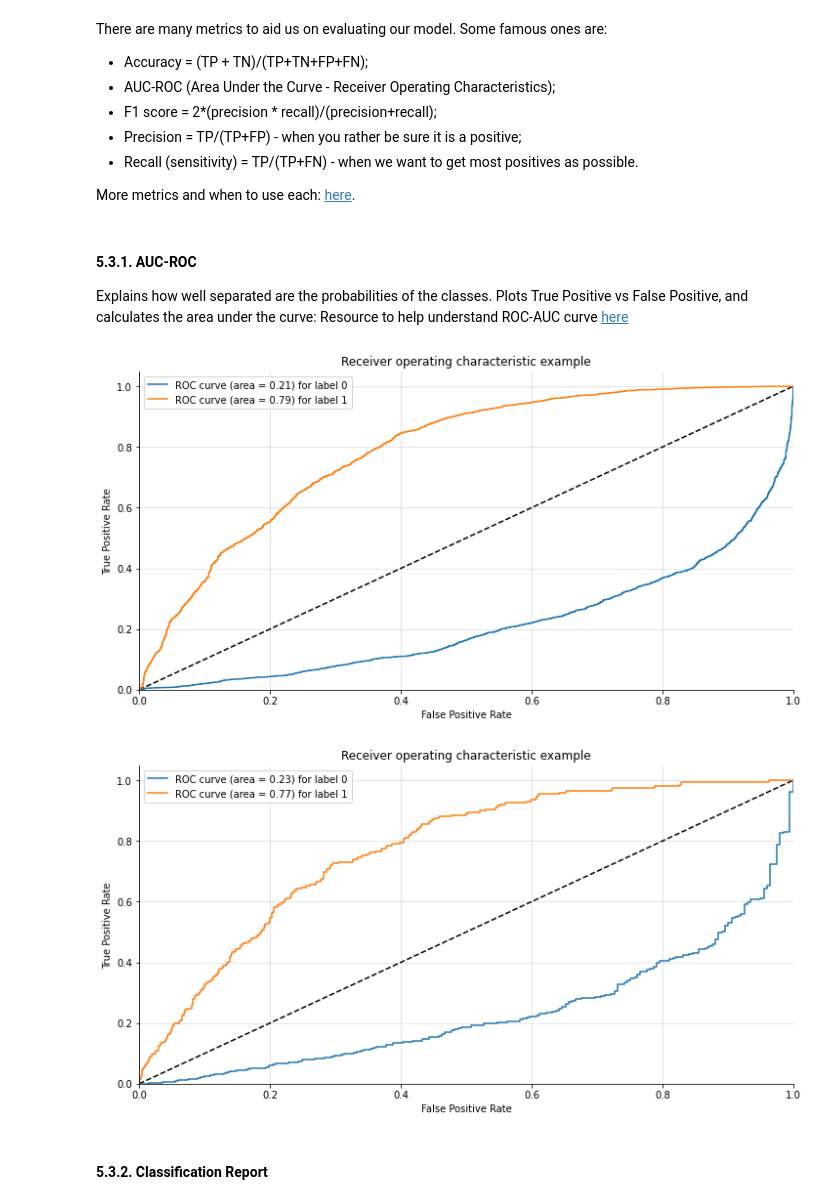
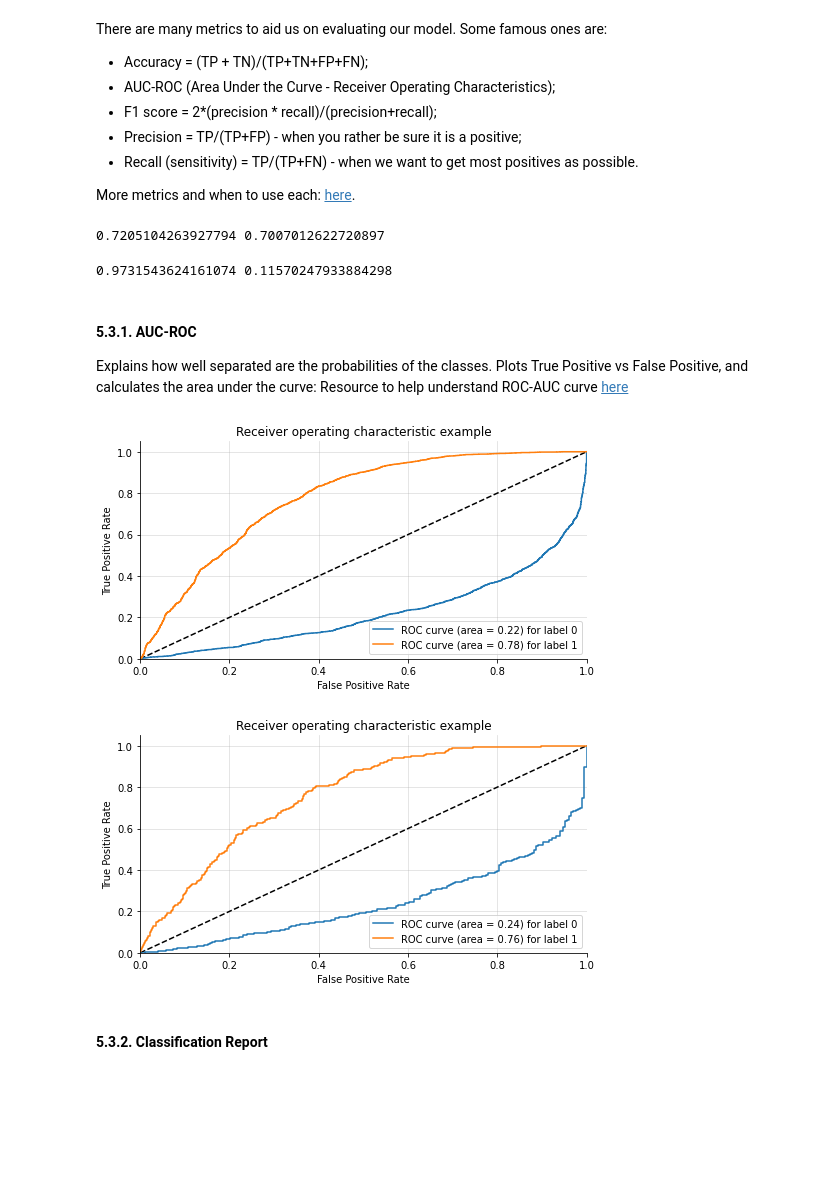
Before and after one commit to ClauCarloni/Mid-Bootcamp-Project, a Jupyter notebook: Initial_trial.ipynb, the cells around one changed output. Saved outputs shown, nothing was run; the diff lists cells and outputs as text; code cells hidden in the pictures; blank space fills up the shorter version.

```diff
--- a/Initial_trial.ipynb
+++ b/Initial_trial.ipynb
@@ -307,8 +298,8 @@ for col in data.select_dtypes(np.number):
 upper = np.percentile(data['average_balance'],75)
 lower = np.percentile(data['average_balance'],25)
 iqr = upper - lower
-upper_limit = upper + (1.5 * iqr)
-lower_limit = lower - (1.5 * iqr)
+upper_limit = upper + (2.5 * iqr)
+lower_limit = lower - (2.5 * iqr)
 data = data[(data['average_balance']>lower_limit) & (data['average_balance']<upper_limit)]
 
 sns.boxplot(data['average_balance'])
@@ -550,6 +597,26 @@ Some famous ones are:
 - Recall (sensitivity) = TP/(TP+FN) - when we want to get most positives as possible.
 
 More metrics and when to use each: [here](https://towardsdatascience.com/the-5-classification-evaluation-metrics-you-must-know-aa97784ff226).
+# %%
+TP = cf_matrix_id[0][0]
+FN = cf_matrix_id[1][0]
+TN = cf_matrix_id[1][1]
+FP = cf_matrix_id[0][1]
+Sensitivity_id = TP/(TP+FN)
+Specificity_id = TN/(TN+FP)
+print(Sensitivity_id, Specificity_id)
+# %% [output]
+0.7205104263927794 0.7007012622720897
+# %%
+TP = cf_matrix_knn[0][0]
+FN = cf_matrix_knn[1][0]
+TN = cf_matrix_knn[1][1]
+FP = cf_matrix_knn[0][1]
+Sensitivity_knn = TP/(TP+FN)
+Specificity_knn = TN/(TN+FP)
+print(Sensitivity_knn, Specificity_knn)
+# %% [output]
+0.9731543624161074 0.11570247933884298
 # %% [markdown]
 #### 5.3.1. AUC-ROC
 
@@ -586,14 +653,14 @@ def plot_multiclass_roc(clf, X_test, y_test, n_classes, figsize=(17, 6)):
     plt.show()
 # %%
 #Imbalanced data
-plot_multiclass_roc(classification, X_id_test, y_id_test, n_classes=2, figsize=(12, 6))
+plot_multiclass_roc(classification, X_id_test, y_id_test, n_classes=2, figsize=(8, 4))
 # %% [output]
-[figure, old version]
+[figure, new version]
 # %%
 #KNN
-plot_multiclass_roc(classification, X_knn_test, y_knn_test, n_classes=2, figsize=(12, 6))
+plot_multiclass_roc(classification, X_knn_test, y_knn_test, n_classes=2, figsize=(8, 4))
 # %% [output]
-[figure, old version]
+[figure, new version]
 # %% [markdown]
 #### 5.3.2. Classification Report
 # %%
```
Also changed, not shown: parts of 33 cells of this notebook.
